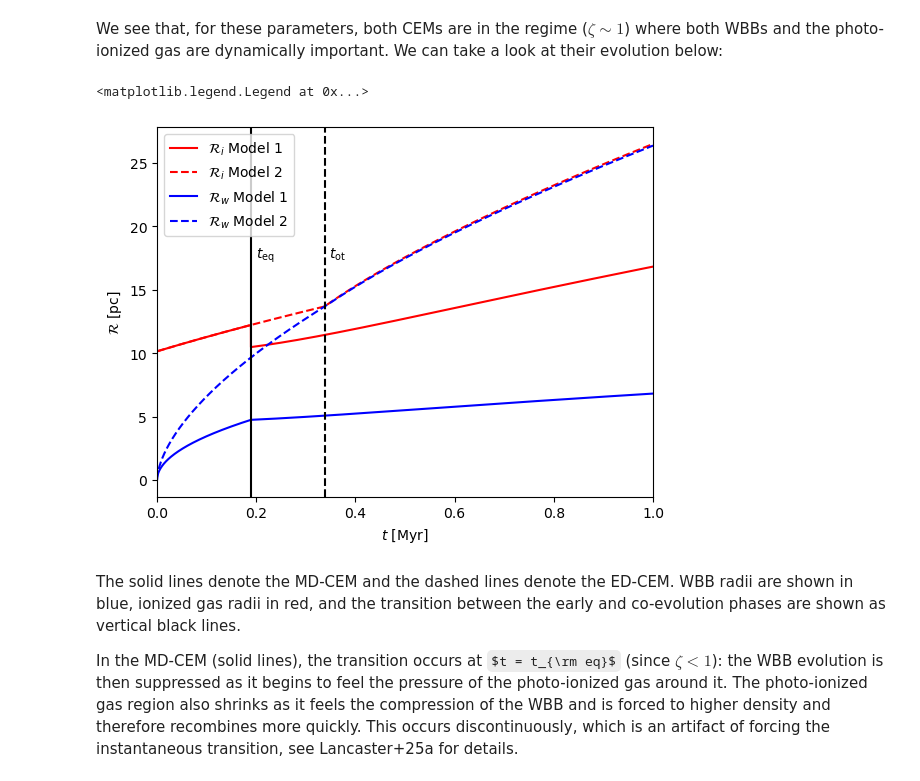
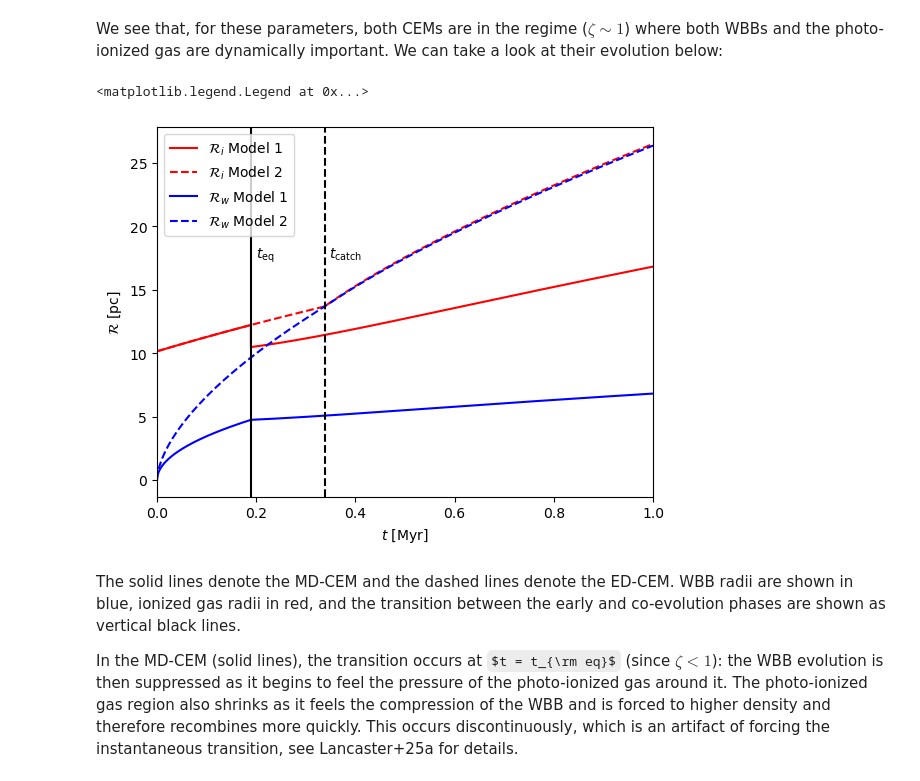
Before and after one commit to ltlancas/feedback_SAM, a Jupyter notebook: walkthrough.ipynb, the cells around one changed output. Cells and saved outputs as stored; diff of their text form; code cells hidden in the pictures; some formulas as TeX source.

Commit message:
overtake to catch up

```diff
--- a/walkthrough.ipynb
+++ b/walkthrough.ipynb
@@ -380,26 +380,26 @@ We see that, for these parameters, both CEMs are in the regime ($\zeta \sim 1$)
 # %%
 
 tlin = np.linspace(0, 1, 10000)*u.Myr
 
 plt.plot(tlin, model1.radius(tlin), 'r',label=r'$\mathcal{R}_i$ Model 1')
 plt.plot(tlin, model2.radius(tlin), 'r--',label=r'$\mathcal{R}_i$ Model 2')
 
 plt.plot(tlin, model1.wind_radius(tlin), 'b',label=r'$\mathcal{R}_w$ Model 1')
 plt.plot(tlin, model2.wind_radius(tlin), 'b--',label=r'$\mathcal{R}_w$ Model 2')
 
 plt.axvline(x=model1.tswitch.value, c="k")
 plt.axvline(x=model2.tswitch.value, c="k", linestyle='--')
 
 plt.text(1.05*model1.tswitch.value, 17.5, r'$t_{\rm eq}$')
-plt.text(1.025*model2.tswitch.value, 17.5, r'$t_{\rm ot}$')
+plt.text(1.025*model2.tswitch.value, 17.5, r'$t_{\rm catch}$')
 
 plt.xlim(0,1)
 plt.xlabel(r'$t\,\, [{\rm Myr}]$')
 plt.ylabel(r'$\mathcal{R}\,\, [{\rm pc}]$')
 plt.legend()
 # %% [output]
 <matplotlib.legend.Legend at 0x...>
-[figure, old version]
+[figure, new version]
 # %% [markdown]
 The solid lines denote the MD-CEM and the dashed lines denote the ED-CEM. WBB radii are shown in blue, ionized gas radii in red, and the transition between the early and co-evolution phases are shown as vertical black lines.
 
```
Also changed, not shown: parts of 1 cell of this notebook.
